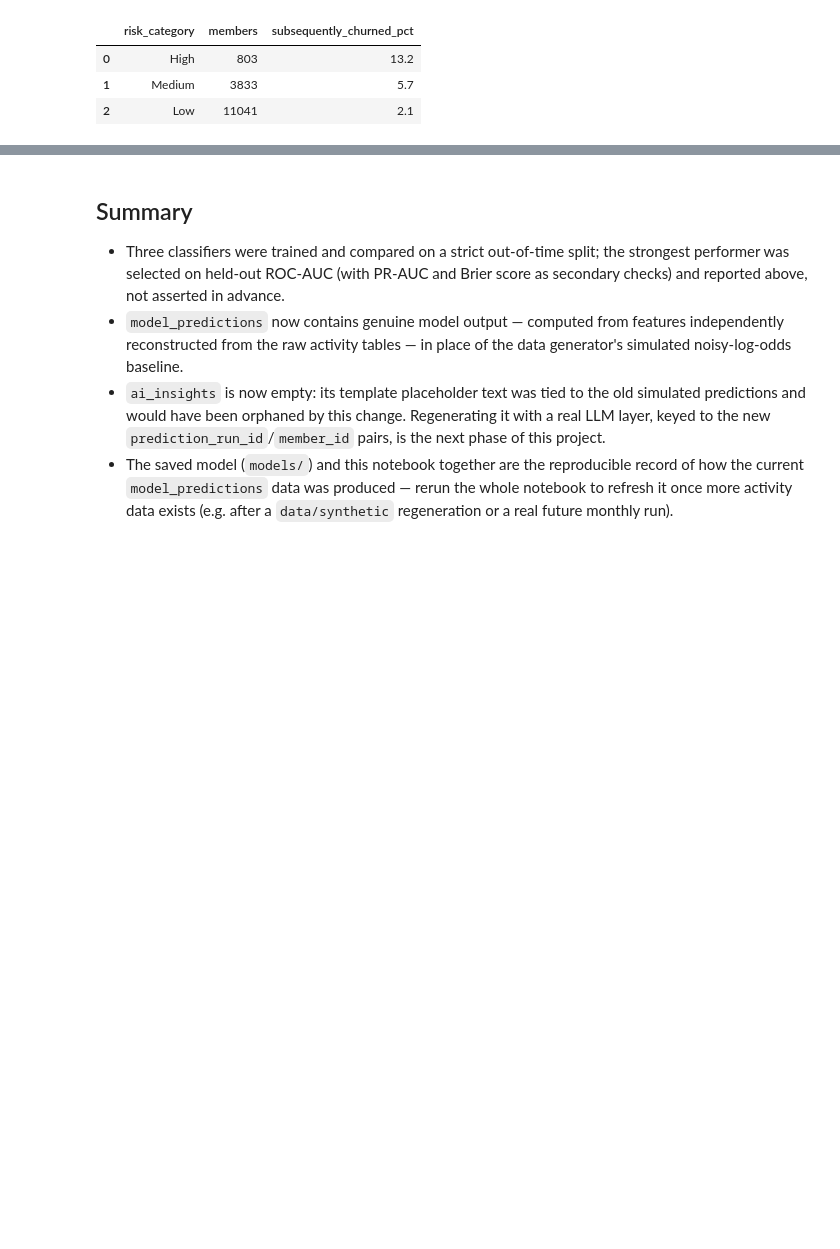
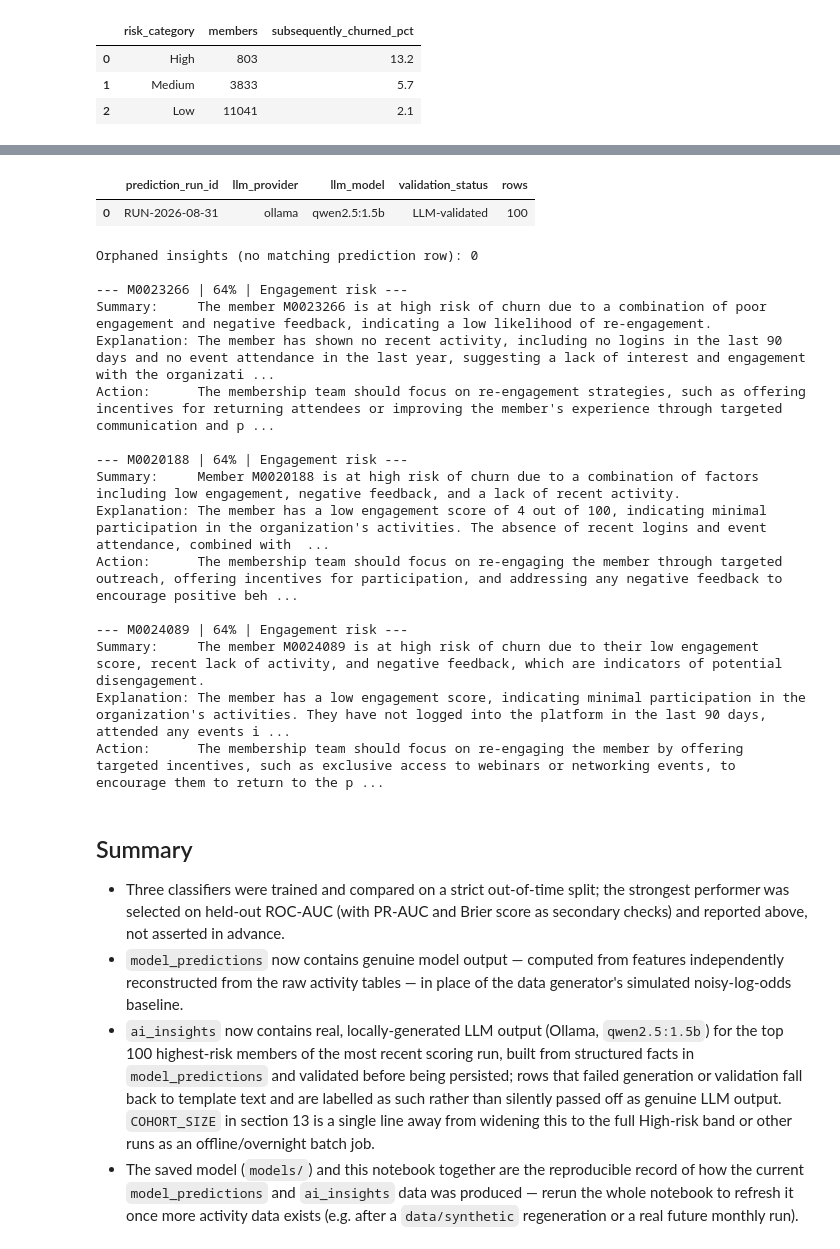
Before and after one commit to garcane/End-to-End-LLM-Powered-Customer-Intelligence-Pipeline, a Jupyter notebook: main.ipynb, the cells around one changed output, grey strips where cells are left out. Drawn from its saved outputs; the diff is of its cells as text; code cells hidden in the pictures; blank space fills up the shorter version.

Commit message:
Refactor code structure for improved readability and maintainability

```diff
--- a/main.ipynb
+++ b/main.ipynb
@@ -830,3 +1089,53 @@ Subsequent-outcome check for the earliest run (RUN-2026-03-31, ~5 months of foll
+# %%
+check3 = pd.read_sql("""
+    SELECT ai.prediction_run_id, ai.llm_provider, ai.llm_model, ai.validation_status, COUNT(*) AS rows
+    FROM ai_insights ai GROUP BY 1, 2, 3, 4 ORDER BY 1, 4
+""", engine)
+display(check3)
+
+orphan_check = pd.read_sql("""
+    SELECT COUNT(*) FROM ai_insights ai
+    LEFT JOIN model_predictions mp
+      ON mp.prediction_run_id = ai.prediction_run_id AND mp.member_id = ai.member_id
+    WHERE mp.prediction_id IS NULL
+""", engine).iloc[0, 0]
+print(f"Orphaned insights (no matching prediction row): {orphan_check}")
+
+sample = pd.read_sql("""
+    SELECT ai.member_id, mp.churn_probability, ai.insight_type,
+           ai.executive_summary, ai.risk_explanation, ai.recommended_action, ai.validation_status
+    FROM ai_insights ai JOIN model_predictions mp
+      ON mp.prediction_run_id = ai.prediction_run_id AND mp.member_id = ai.member_id
+    WHERE ai.validation_status = 'LLM-validated'
+    ORDER BY mp.churn_probability DESC LIMIT 3
+""", engine)
+if len(sample):
+    for _, r in sample.iterrows():
+        print(f"\n--- {r['member_id']} | {r['churn_probability']:.0%} | {r['insight_type']} ---")
+        print(f"Summary:     {r['executive_summary']}")
+        print(f"Explanation: {r['risk_explanation']}")
+        print(f"Action:      {r['recommended_action']}")
+else:
+    print("\nNo LLM-validated rows to sample (Ollama was unavailable this run — see cohort generation above).")
+# %% [output]
+|  | prediction_run_id | llm_provider | llm_model | validation_status | rows |
+| 0 | RUN-2026-08-31 | ollama | qwen2.5:1.5b | LLM-validated | 100 |
+Orphaned insights (no matching prediction row): 0
+
+--- M0023266 | 64% | Engagement risk ---
+Summary:     The member M0023266 is at high risk of churn due to a combination of poor engagement and negative feedback, indicating a low likelihood of re-engagement.
+Explanation: The member has shown no recent activity, including no logins in the last 90 days and no event attendance in the last year, suggesting a lack of interest and engagement with the organizati ...
+Action:      The membership team should focus on re-engagement strategies, such as offering incentives for returning attendees or improving the member's experience through targeted communication and p ...
+
+--- M0020188 | 64% | Engagement risk ---
+Summary:     Member M0020188 is at high risk of churn due to a combination of factors including low engagement, negative feedback, and a lack of recent activity.
+Explanation: The member has a low engagement score of 4 out of 100, indicating minimal participation in the organization's activities. The absence of recent logins and event attendance, combined with  ...
+Action:      The membership team should focus on re-engaging the member through targeted outreach, offering incentives for participation, and addressing any negative feedback to encourage positive beh ...
+
+--- M0024089 | 64% | Engagement risk ---
+Summary:     The member M0024089 is at high risk of churn due to their low engagement score, recent lack of activity, and negative feedback, which are indicators of potential disengagement.
+Explanation: The member has a low engagement score, indicating minimal participation in the organization's activities. They have not logged into the platform in the last 90 days, attended any events i ...
+Action:      The membership team should focus on re-engaging the member by offering targeted incentives, such as exclusive access to webinars or networking events, to encourage them to return to the p ...
 # %% [markdown]
 ## Summary
 
@@ -836,11 +1145,14 @@ Subsequent-outcome check for the earliest run (RUN-2026-03-31, ~5 months of foll
 - `model_predictions` now contains genuine model output — computed from features
   independently reconstructed from the raw activity tables — in place of the data
   generator's simulated noisy-log-odds baseline.
-- `ai_insights` is now empty: its template placeholder text was tied to the old
-  simulated predictions and would have been orphaned by this change. Regenerating it
-  with a real LLM layer, keyed to the new `prediction_run_id`/`member_id` pairs, is the
-  next phase of this project.
+- `ai_insights` now contains real, locally-generated LLM output (Ollama, `qwen2.5:1.5b`)
+  for the top 100 highest-risk members of the most recent scoring run, built from
+  structured facts in `model_predictions` and validated before being persisted; rows
+  that failed generation or validation fall back to template text and are labelled as
+  such rather than silently passed off as genuine LLM output. `COHORT_SIZE` in section
+  13 is a single line away from widening this to the full High-risk band or other runs
+  as an offline/overnight batch job.
 - The saved model (`models/`) and this notebook together are the reproducible record of
-  how the current `model_predictions` data was produced — rerun the whole notebook to
-  refresh it once more activity data exists (e.g. after a `data/synthetic` regeneration
-  or a real future monthly run).
+  how the current `model_predictions` and `ai_insights` data was produced — rerun the
+  whole notebook to refresh it once more activity data exists (e.g. after a
+  `data/synthetic` regeneration or a real future monthly run).
```
Also changed, not shown: parts of 9 cells of this notebook, 3 other files.
